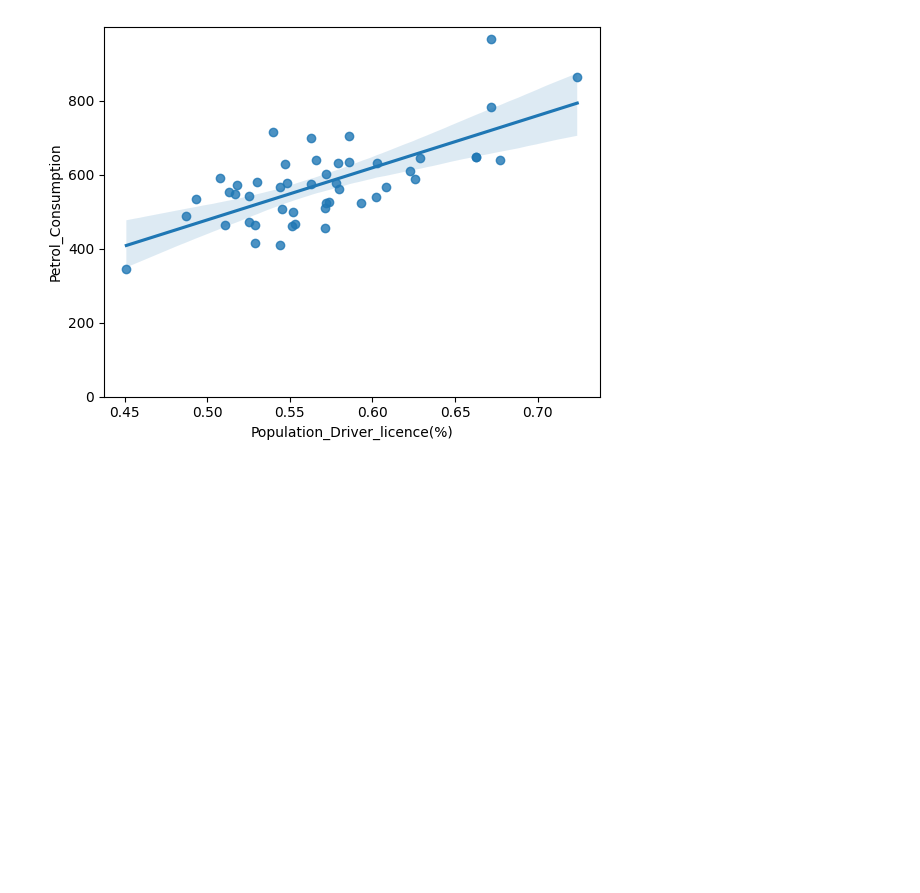
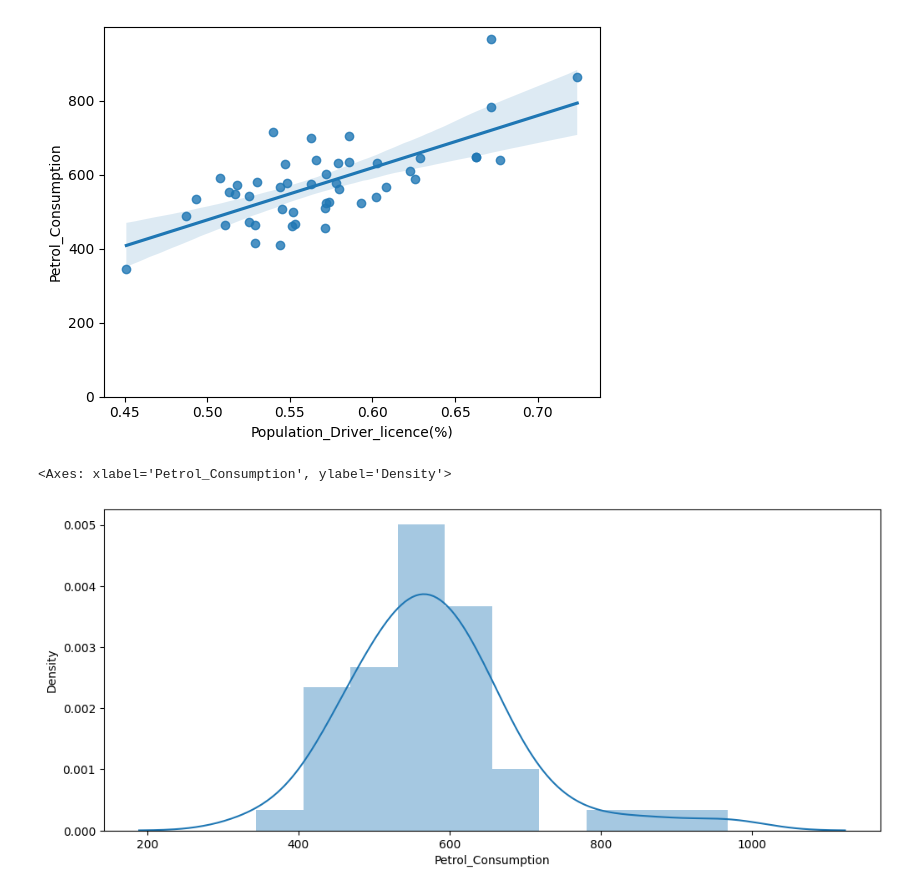
Before and after one commit to jaquimbayoc8/DiplomadoMLA2023, a Jupyter notebook: 4. ArbolDecisionRegresion/ArbolPetroleo.ipynb, the cells around one changed output. Saved outputs shown, nothing was run; the diff lists cells and outputs as text; code cells hidden in the pictures; blank space fills up the shorter version.

```diff
--- a/4. ArbolDecisionRegresion/ArbolPetroleo.ipynb
+++ b/4. ArbolDecisionRegresion/ArbolPetroleo.ipynb
@@ -97,3 +97,10 @@ plt.ylim(0,)
 El coeficiente de correlación de pearson es: 0.7 Con un valor de P de: 3e-08
 (0.0, 999.2)
 [figure]
+# %%
+### Densidad e histograma sobre la variable y = petrol_consumption
+plt.figure(figsize=(12,5))
+sns.distplot(gasolina['Petrol_Consumption'])
+# %% [output]
+<Axes: xlabel='Petrol_Consumption', ylabel='Density'>
+[figure, added]
```
Also changed, not shown: parts of 6 cells of this notebook, 3 other files.
